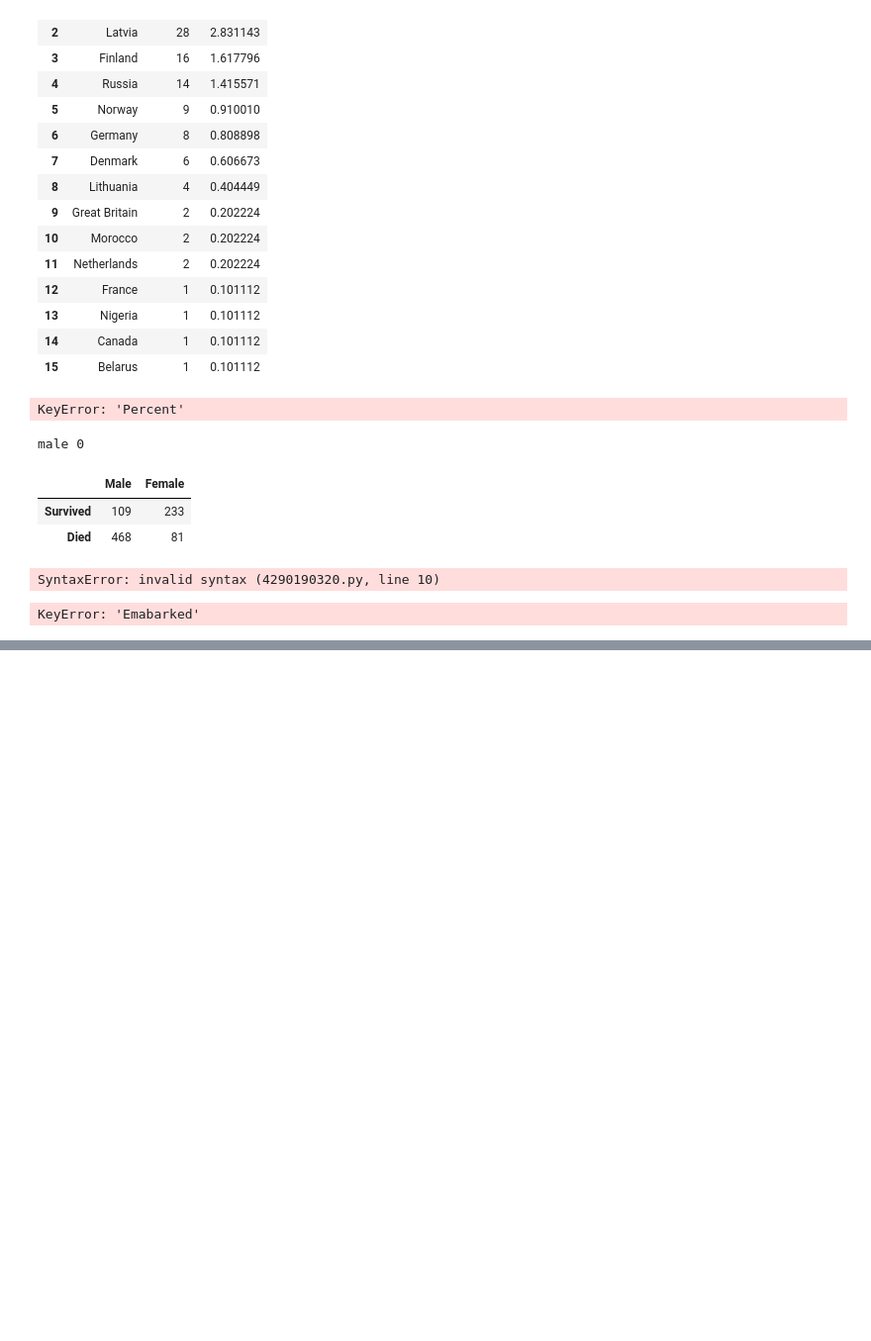
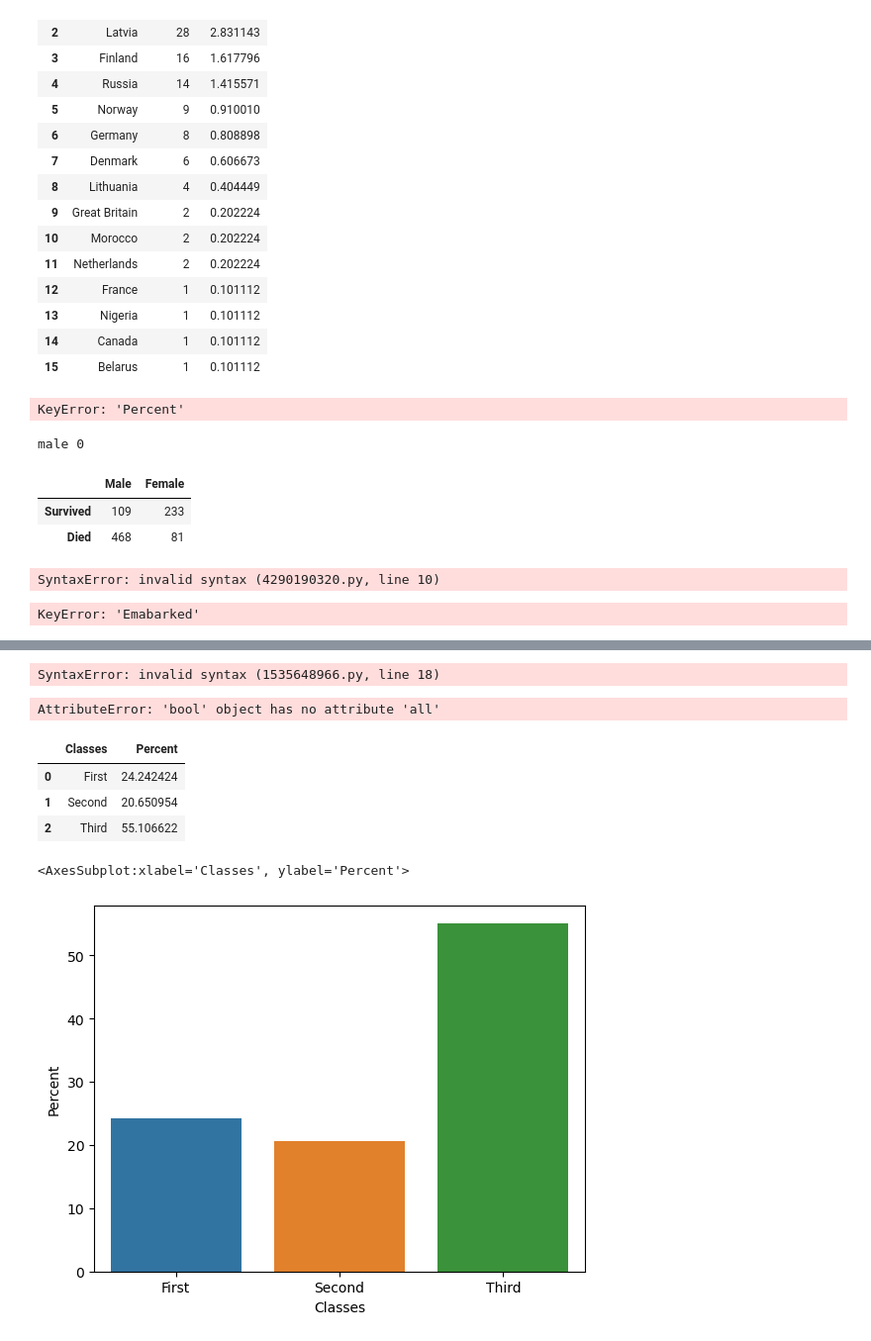
Before and after one commit to Rain0rShine/Artificial-Intelligence, a Jupyter notebook: Semester 1/Titanic/Titanic.ipynb, the cells around one changed output, grey strips where cells are left out. Shown at 99% size. Cells and saved outputs as stored; diff of their text form; code cells hidden in the pictures; blank space fills up the shorter version.

```diff
--- a/Semester 1/Titanic/Titanic.ipynb
+++ b/Semester 1/Titanic/Titanic.ipynb
@@ -356,0 +314,30 @@ for passenger in titanic["Pclass"]:
+# %%
+survived = {"S": 0, "C": 0, "Q": 0, "U": 0}
+died = {"S": 0, "C": 0, "Q": 0, "U": 0}
+for idx in range(len(titanic)):
+    city = titanic.loc[idx]["Embarked"]
+    if titanic.loc[idx]["Survived"] == 1:
+        if city in ["S", "C", "Q"]:
+            survived[city] += 1
+        else:
+            survived["U"] += 1
+    else:
+        if city in ["S", "C", "Q"]:
+            died[city] += 1
+        else:
+            died["U"] += 1
+conTable = {
+    "S":  {
+    "S": [survived["S"]/(survived["S"] + died["S"]) * 100[survived["S"]/(survived["S"] + died["S"]) * 100, died["S"], survived["S"] + died["S"]],
+    "Q": [survived["Q"], died["Q"], survived["Q"] + died["Q"]],
+    "C": [survived["C"], died["C"], survived["C"] + died["C"]],
+    "U": [survived["U"], died["U"], survived["U"] + died["U"]],
+    "Total": [survived["S"] + survived["Q"] + survived["C"] + survived["U"],
+              died["S"] + died["Q"] + died["C"] + died["U"],
+              len(df)]
+}
+conTable = pd.DataFrame(conTable)
+conTable.index = ["Survived", "Died", "Total"]
+conTable.head()
+# %% [output]
+SyntaxError: invalid syntax (1535648966.py, line 18)
@@ -356,0 +347,39 @@ for passenger in titanic["Pclass"]:
+# %%
+sns.barplot(x, y)
+plt.show()
+# %% [output]
+AttributeError: 'bool' object has no attribute 'all'
+# %%
+passengerClasses = {"First": 0, "Second": 0, "Third": 0}
+for passenger in titanic["Pclass"]:
+    if passenger == 1:
+        passengerClasses["First"] += 1
+    elif passenger == 2:
+        passengerClasses["Second"] += 1
+    elif passenger == 3:
+        passengerClasses["Third"] += 1
+
+percentClasses = {"First": (passengerClasses["First"]/len(titanic))*100,
+                 "Second": (passengerClasses["Second"]/len(titanic)*100),
+                 "Third": (passengerClasses["Third"]/len(titanic)*100)
+                 }
+freqTable = {
+    "Classes": ["First", "Second", "Third"],
+    "Percent": [percentClasses["First"],
+                percentClasses["Second"],
+                percentClasses["Third"]]
+}
+# %%
+
+freqTable = pd.DataFrame(freqTable)
+freqTable.head()
+# %% [output]
+|  | Classes | Percent |
+| 0 | First | 24.242424 |
+| 1 | Second | 20.650954 |
+| 2 | Third | 55.106622 |
+# %%
+sns.barplot(data=freqTable, x="Classes", y="Percent")
+# %% [output]
+<AxesSubplot:xlabel='Classes', ylabel='Percent'>
+[figure, added]
```
Also changed, not shown: parts of 8 cells of this notebook.
